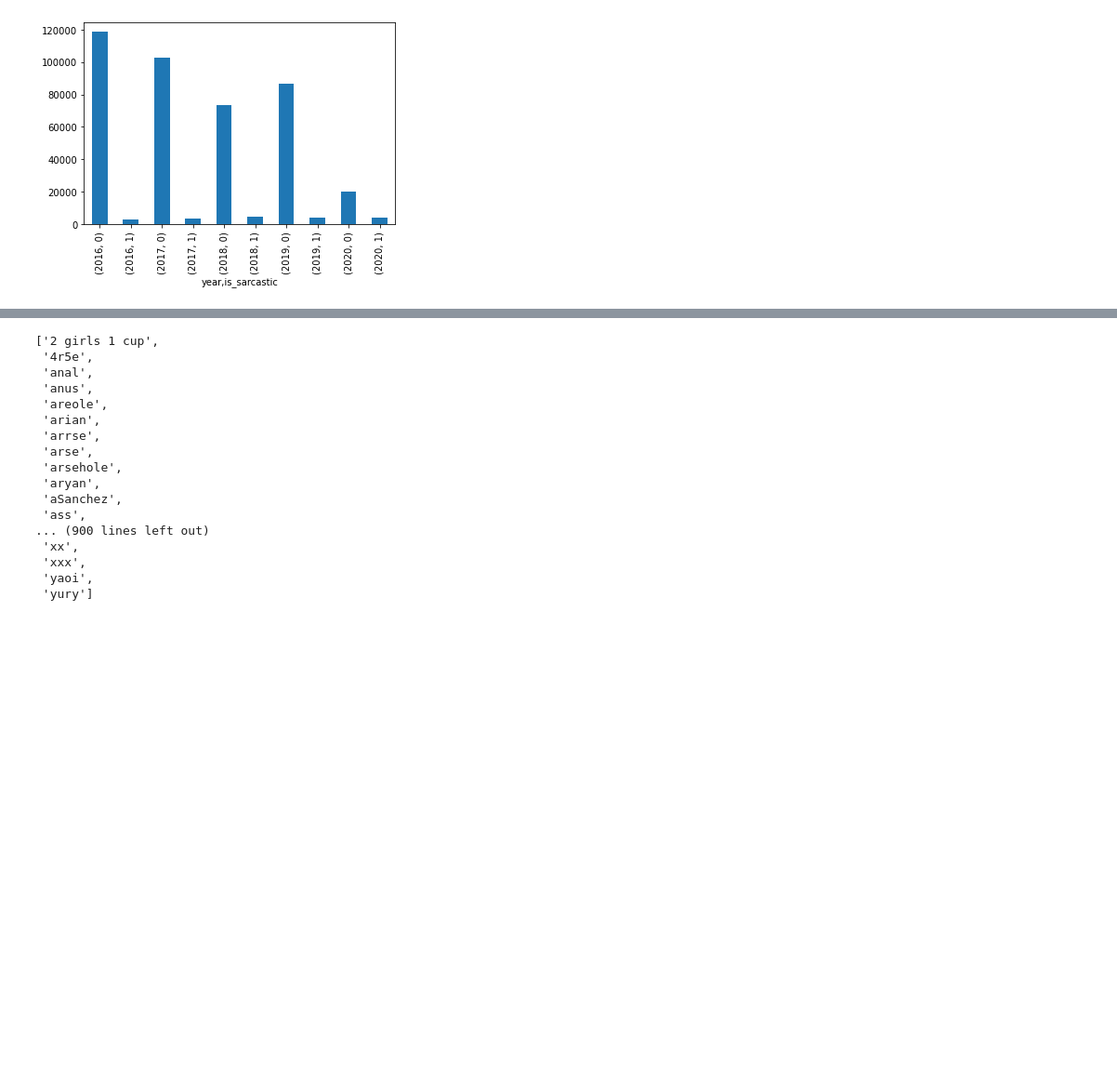
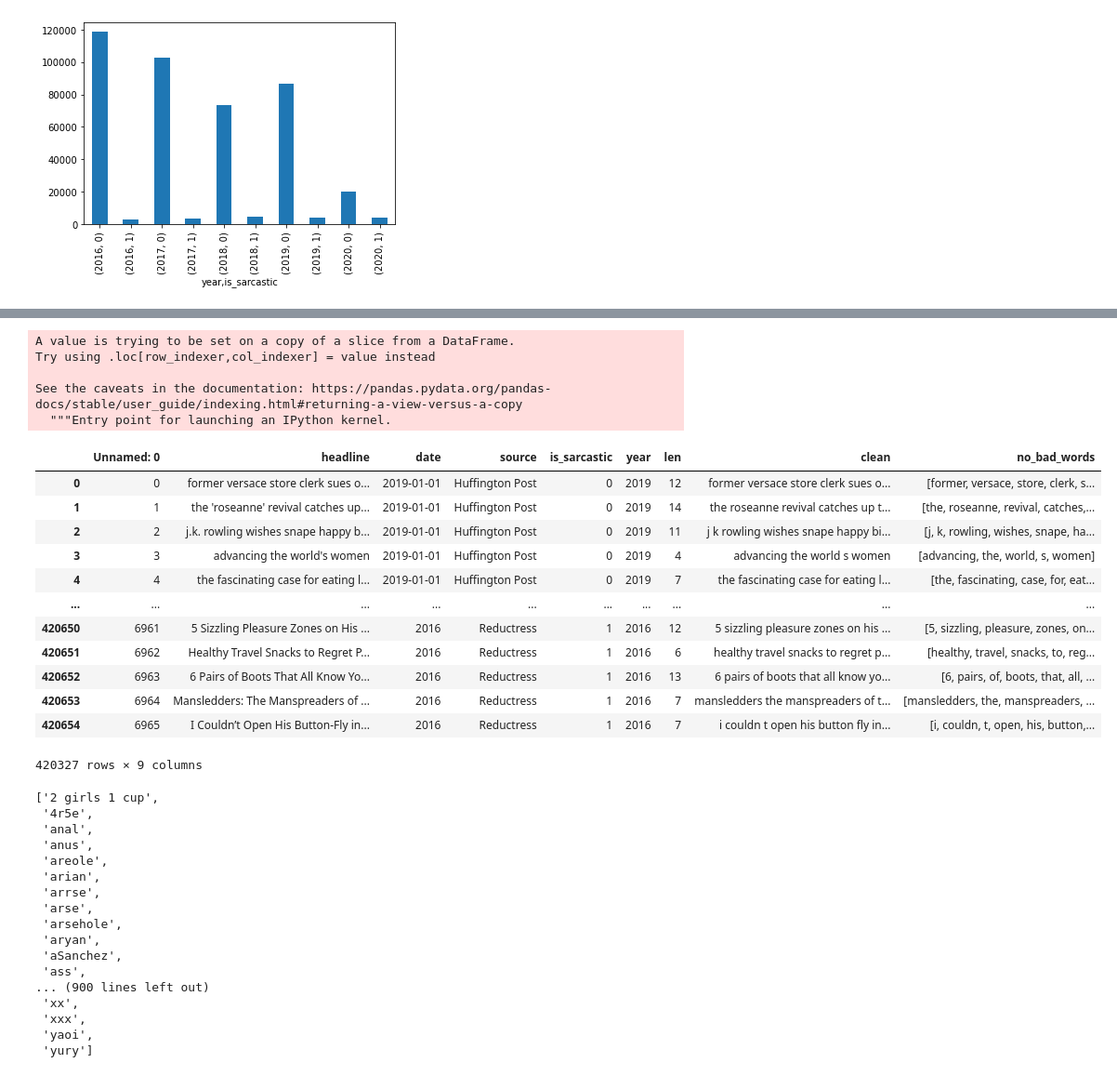
Before and after one commit to yagnesh7/dsga1001-term-project, a Jupyter notebook: modeling/Preprocess & Model - Profanity Filtering .ipynb, the cells around one changed output, grey strips where cells are left out. Shown at 93% size. Saved outputs shown, nothing was run; the diff lists cells and outputs as text; code cells hidden in the pictures; blank space fills up the shorter version.

Commit message:
new directory, cleaned data in data path

```diff
--- a/modeling/Preprocess & Model - Profanity Filtering .ipynb
+++ b/modeling/Preprocess & Model - Profanity Filtering .ipynb
@@ -16,7 +16,7 @@ from nltk.corpus import stopwords
 # Loading model
 #nlp = spacy.load('en_core_web_sm',disable=['parser', 'ner'])
 # %%
-data = pd.read_csv('Combined Data v2.csv')
+data = pd.read_csv('../data/Combined Data v2.csv')
 # %%
 print(data.shape)
 data
@@ -147,15 +147,10 @@ for word in words:
 
 profanity = list()
 
-for word in real_swears:
-    profanity.append(word+' ')
-    profanity.append(' '+word+' ')
-    profanity.append(' '+word)
-    profanity.append(word)
+def profanity_remove(text):
+    initial_words = text.split()
+    new_words = list(filter(lambda w: w not in real_swears, initial_words))
+    new_text = ' '.join(new_words)
+    return " ".join(new_text)
 
-def profanity_remove(text):
-    for w in profanity:
-        text = re.sub(r'\b%s\b' % w, '', text)
-    return text
-
-#data['clean'] = data['clean'].apply(lambda x:profanity_remove(x))
+data['clean'] = data['clean'].apply(lambda x:profanity_remove(x))
@@ -162,3 +160,31 @@ def profanity_remove(text):
+# %%
+def no_more_bad_words(text):
+    new_words = list(filter(lambda w: w not in real_swears, text.split()))
+    return new_words
+# %%
+data['no_bad_words'] = data['clean'].apply(no_more_bad_words)
+# %% [output]
+A value is trying to be set on a copy of a slice from a DataFrame.
+Try using .loc[row_indexer,col_indexer] = value instead
+
+See the caveats in the documentation: https://pandas.pydata.org/pandas-docs/stable/user_guide/indexing.html#returning-a-view-versus-a-copy
+  """Entry point for launching an IPython kernel.
+# %%
+data
+# %% [output]
+|  | Unnamed: 0 | headline | date | source | is_sarcastic | year | len | clean | no_bad_words |
+| 0 | 0 | former versace store clerk sues o... | 2019-01-01 | Huffington Post | 0 | 2019 | 12 | former versace store clerk sues o... | [former, versace, store, clerk, s... |
+| 1 | 1 | the 'roseanne' revival catches up... | 2019-01-01 | Huffington Post | 0 | 2019 | 14 | the roseanne revival catches up t... | [the, roseanne, revival, catches,... |
+| 2 | 2 | j.k. rowling wishes snape happy b... | 2019-01-01 | Huffington Post | 0 | 2019 | 11 | j k rowling wishes snape happy bi... | [j, k, rowling, wishes, snape, ha... |
+| 3 | 3 | advancing the world's women | 2019-01-01 | Huffington Post | 0 | 2019 | 4 | advancing the world s women | [advancing, the, world, s, women] |
+| 4 | 4 | the fascinating case for eating l... | 2019-01-01 | Huffington Post | 0 | 2019 | 7 | the fascinating case for eating l... | [the, fascinating, case, for, eat... |
+| ... | ... | ... | ... | ... | ... | ... | ... | ... | ... |
+| 420650 | 6961 | 5 Sizzling Pleasure Zones on His ... | 2016 | Reductress | 1 | 2016 | 12 | 5 sizzling pleasure zones on his ... | [5, sizzling, pleasure, zones, on... |
+| 420651 | 6962 | Healthy Travel Snacks to Regret P... | 2016 | Reductress | 1 | 2016 | 6 | healthy travel snacks to regret p... | [healthy, travel, snacks, to, reg... |
+| 420652 | 6963 | 6 Pairs of Boots That All Know Yo... | 2016 | Reductress | 1 | 2016 | 13 | 6 pairs of boots that all know yo... | [6, pairs, of, boots, that, all, ... |
+| 420653 | 6964 | Mansledders: The Manspreaders of ... | 2016 | Reductress | 1 | 2016 | 7 | mansledders the manspreaders of t... | [mansledders, the, manspreaders, ... |
+| 420654 | 6965 | I Couldn’t Open His Button-Fly in... | 2016 | Reductress | 1 | 2016 | 7 | i couldn t open his button fly in... | [i, couldn, t, open, his, button,... |
+420327 rows × 9 columns
 # %%
 words
 # %% [output]
```
Also changed, not shown: parts of 12 cells of this notebook, 7 other files.
